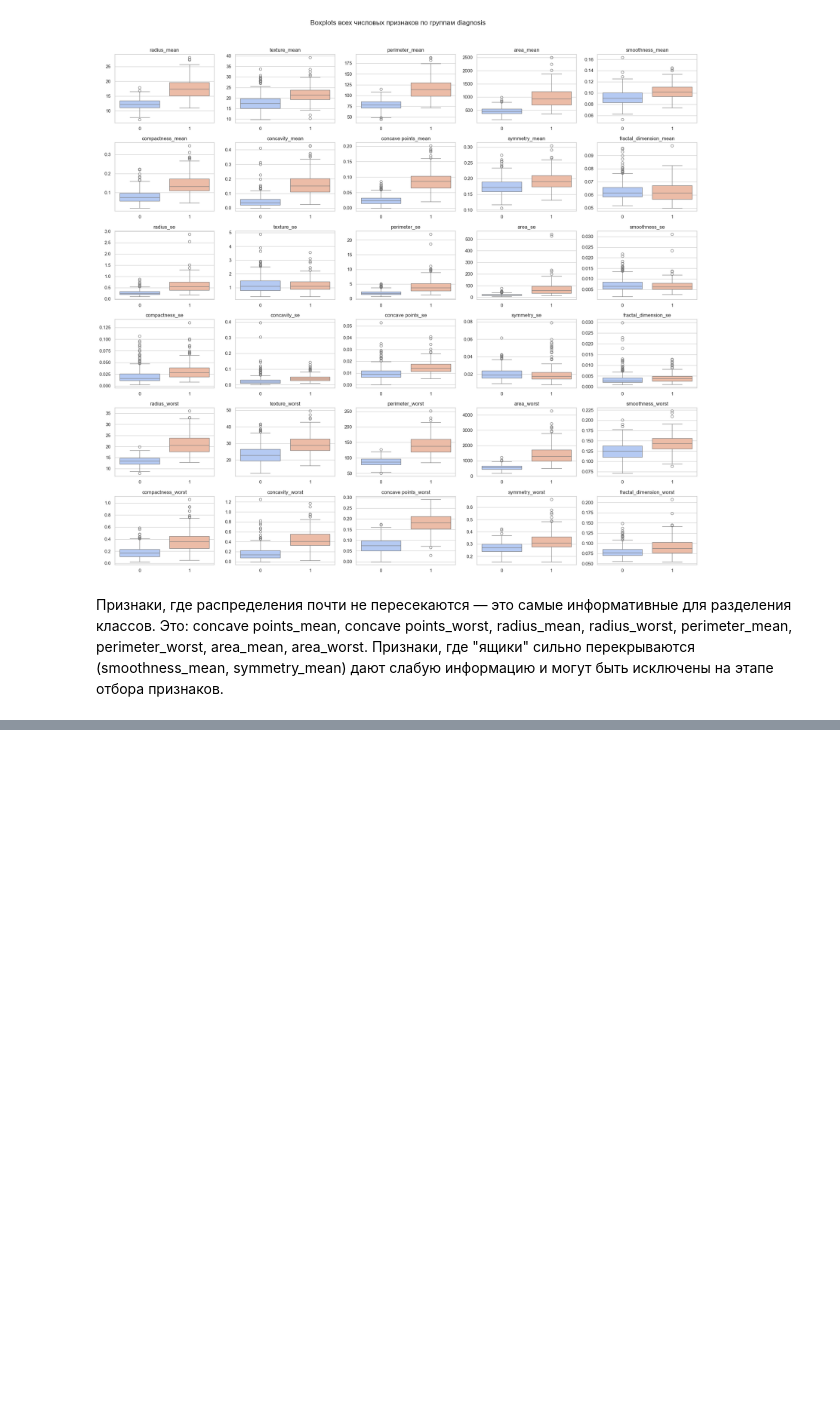
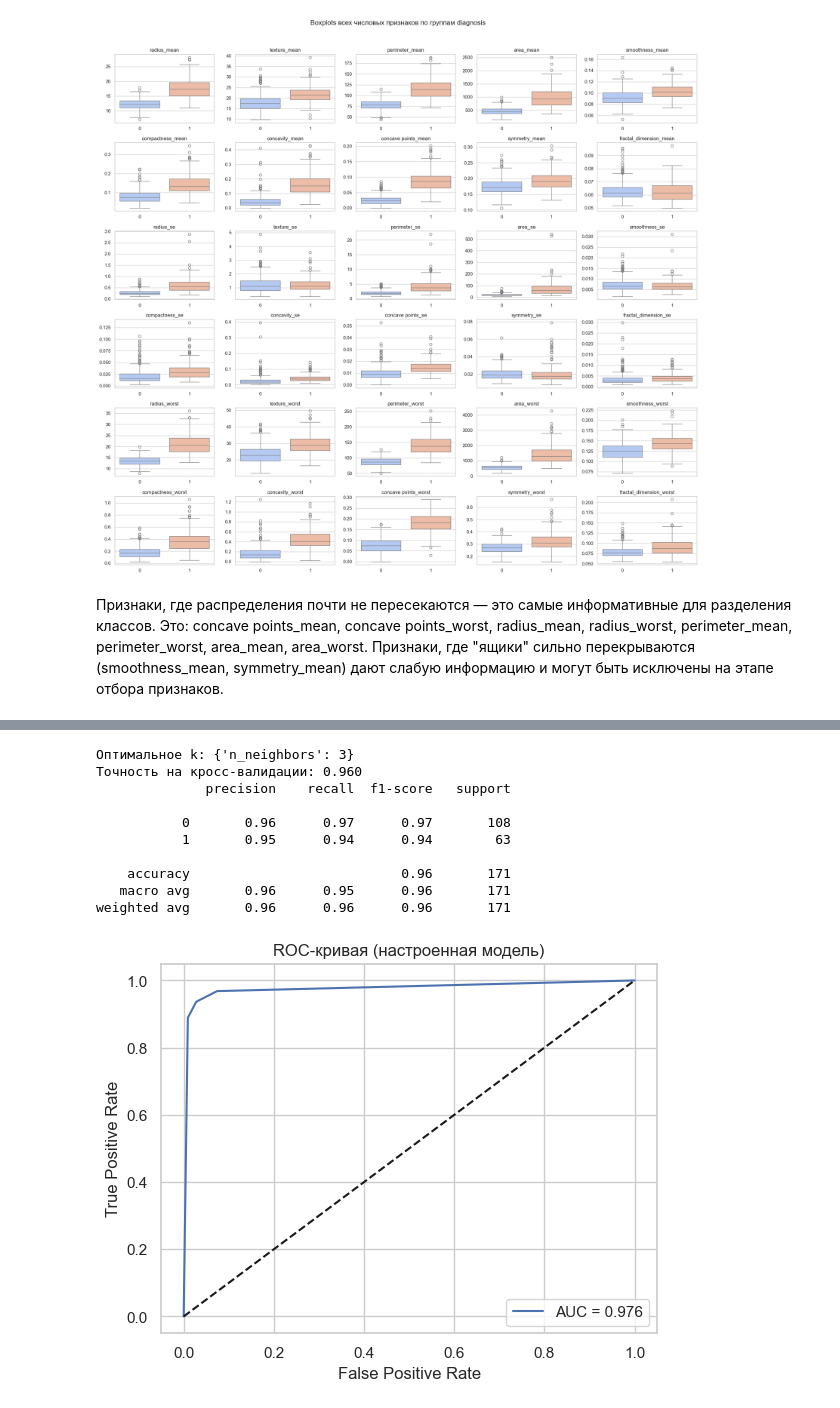
Before and after one commit to yulllss/ML-Basic, a Jupyter notebook: homework_09/homework_09.ipynb, the cells around one changed output, grey strips where cells are left out. Cells and saved outputs as stored; diff of their text form; code cells hidden in the pictures; blank space fills up the shorter version.

```diff
--- a/homework_09/homework_09.ipynb
+++ b/homework_09/homework_09.ipynb
@@ -366,0 +430,36 @@ area_mean, area_worst.
+# %%
+param_grid = {'n_neighbors': range(1, 31)}
+knn_tuned = GridSearchCV(KNeighborsClassifier(), param_grid, cv=5, scoring='accuracy')
+knn_tuned.fit(X_train_scaled, y_train)
+
+# Результаты
+print(f'Оптимальное k: {knn_tuned.best_params_}')
+print(f'Точность на кросс-валидации: {knn_tuned.best_score_:.3f}')
+
+# Оценка на тесте
+y_pred_tuned = knn_tuned.predict(X_test_scaled)
+print(classification_report(y_test, y_pred_tuned))
+
+# ROC-кривая для настроенной модели
+y_pred_proba_tuned = knn_tuned.predict_proba(X_test_scaled)[:, 1]
+fpr_tuned, tpr_tuned, _ = roc_curve(y_test, y_pred_proba_tuned)
+plt.figure()
+plt.plot(fpr_tuned, tpr_tuned, label=f'AUC = {roc_auc_score(y_test, y_pred_proba_tuned):.3f}')
+plt.plot([0, 1], [0, 1], 'k--')
+plt.xlabel('False Positive Rate')
+plt.ylabel('True Positive Rate')
+plt.title('ROC-кривая (настроенная модель)')
+plt.legend()
+plt.show()
+# %% [output]
+Оптимальное k: {'n_neighbors': 3}
+Точность на кросс-валидации: 0.960
+              precision    recall  f1-score   support
+
+           0       0.96      0.97      0.97       108
+           1       0.95      0.94      0.94        63
+
+    accuracy                           0.96       171
+   macro avg       0.96      0.95      0.96       171
+weighted avg       0.96      0.96      0.96       171
+[figure, added]
```
Also changed, not shown: parts of 7 cells of this notebook.
